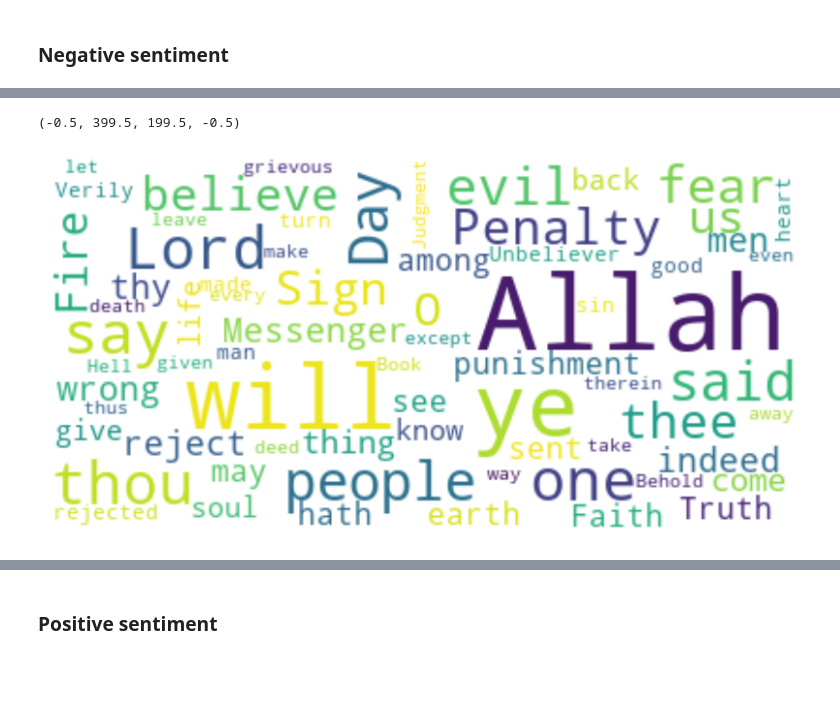
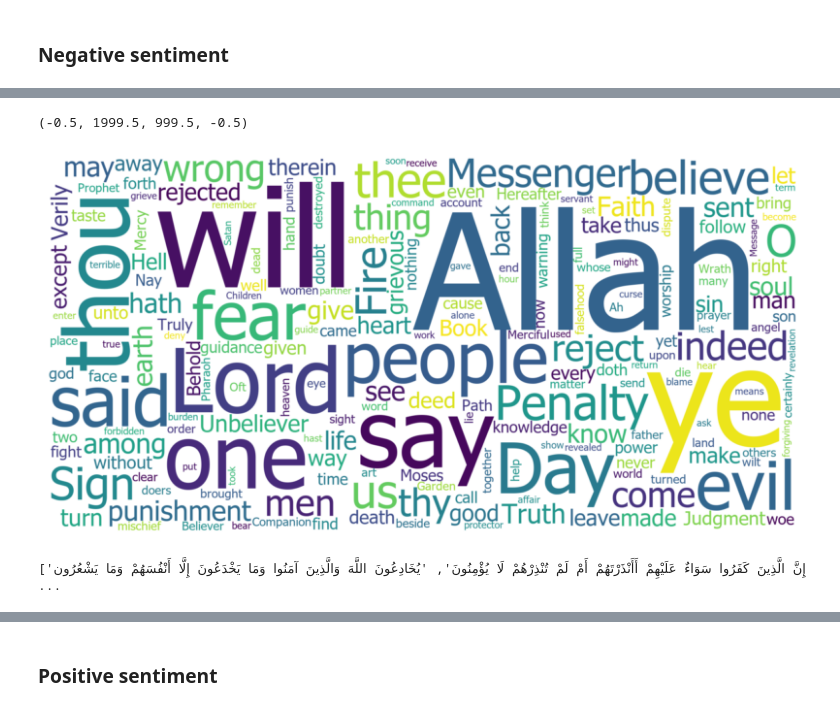
Before and after one commit to mattummal/religious-texts-NLP, a Jupyter notebook: quran.ipynb, the cells around one changed output, grey strips where cells are left out. Saved outputs shown, nothing was run; the diff lists cells and outputs as text; code cells hidden in the pictures; blank space fills up the shorter version.

```diff
--- a/quran.ipynb
+++ b/quran.ipynb
@@ -92,3 +88,6 @@ df = QURAN[['EnglishTranslation','Sentiment Analysis']]
+# %%
+df = QURAN[['JuzNameArabic', 'SurahNo', 'OrignalArabicText','EnglishTranslation', 'UrduText' , 'MalayalamText' ,'Sentiment Analysis']]
+df.to_csv("C:/Programming Practice Notebooks/religious-texts-NLP/result/quran+english_sentiment_analysis.csv", encoding="utf-8-sig", index=False)
 # %% [markdown]
 ### Negative sentiment
 # %%
@@ -111,12 +110,12 @@ neg
 # %%
-#Creating word cloud for the negative words
+#Creating word cloud for the negative words (English)
 
 from wordcloud import WordCloud, ImageColorGenerator
-wc=WordCloud(collocations=False, max_font_size=55, max_words=69, background_color="white")
+wc=WordCloud(collocations=False,background_color="white", font_path='tahoma',width=2000,height=1000)
 wc.generate(' '.join(neg.EnglishTranslation))
 plt.figure(figsize=(10,12))
 plt.imshow(wc, interpolation="bilinear")
 plt.axis("off")
 # %% [output]
-(-0.5, 399.5, 199.5, -0.5)
+(-0.5, 1999.5, 999.5, -0.5)
-[figure, old version]
+[figure, new version]
@@ -122,0 +132,10 @@ plt.axis("off")
+# %%
+## Arabic texts to a list of words
+
+neg_arabic =  list(neg['OrignalArabicText'])
+full_string = ' '.join(neg_arabic)
+reshaped_text = arabic_reshaper.reshape(full_string)
+artext = get_display(reshaped_text)
+artext
+# %% [output]
+['إِنَّ الَّذِينَ كَفَرُوا سَوَاءٌ عَلَيْهِمْ أَأَنْذَرْتَهُمْ أَمْ لَمْ تُنْذِرْهُمْ لَا يُؤْمِنُونَ', 'يُخَادِعُونَ اللَّهَ وَالَّذِينَ آمَنُوا وَمَا يَخْدَعُونَ إِلَّا أَنْفُسَهُمْ وَمَا يَشْعُرُون ...
```
Also changed, not shown: parts of 11 cells of this notebook, 6 other files.
